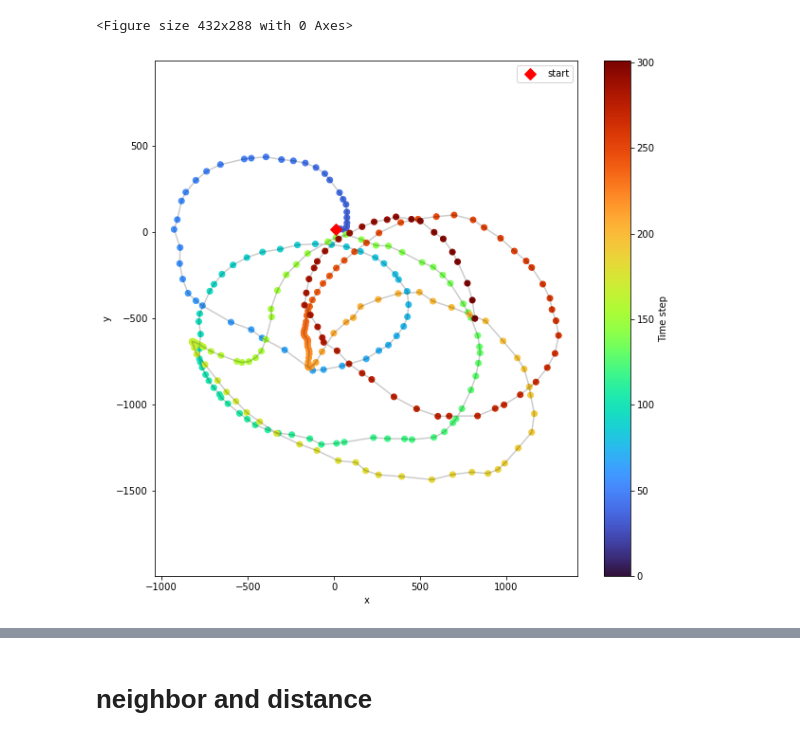
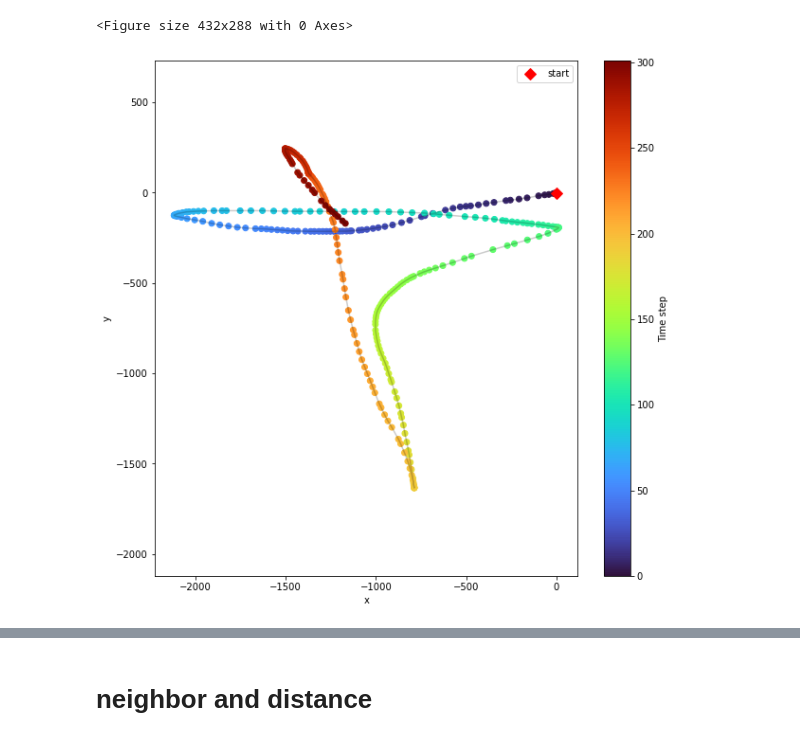
Before and after one commit to acercyc/Keio-Testing_analysis, a Jupyter notebook: src/test_detect_change_action_plan_20220720.ipynb, the cells around one changed output, grey strips where cells are left out. Drawn from its saved outputs; the diff is of its cells as text; code cells hidden in the pictures.

```diff
--- a/src/test_detect_change_action_plan_20220720.ipynb
+++ b/src/test_detect_change_action_plan_20220720.ipynb
@@ -23,8 +24,8 @@ importlib.reload(utils)
 # %% [output]
 <module 'utils' from '/home/acercyc/projects/Keio Testing_analysis/src/utils.py'>
 # %%
-# subj = utils.ExpInfo.getSubjIDs()[0]
-subj = 'K-Reg-H-3'
+subj = utils.ExpInfo.getSubjIDs()[0]
+# subj = 'K-Reg-H-3'
 task = utils.ExpInfo.taskName[0]
 model = utils.Model.load(subj, task, path='TrajNet_train_onUse').eval()
 # x, h, y = utils.LoadData.xhy(subj, task)
@@ -34,15 +35,15 @@ model = utils.Model.load(subj, task, path='TrajNet_train_onUse').eval()
 # %%
 df_beh = utils.LoadData.behaviorData(subj, task)
 # %%
-trialno = 26
+trialno = 2
 nTime = 60
 df = utils.LoadData.mouseMovement(subj, task, trialno+1)
 d_trial = df[["x-shift", "y-shift"]].values
 d_trial_cum = d_trial.cumsum(axis=0)
 fig, ax = plt.subplots(1, 1, figsize=(10, 10))
 utils.Plot.traj_withColour(d_trial_cum[:, 0], d_trial_cum[:, 1], fig, ax)
 # %% [output]
-[figure, old version]
+[figure, new version]
 # %%
 x = utils.DataProcessing.rollingWindow_from_df(df, nTime, 1)
 y = model(torch.from_numpy(x).double())
```
Also changed, not shown: parts of 11 cells of this notebook, 1 other file.
